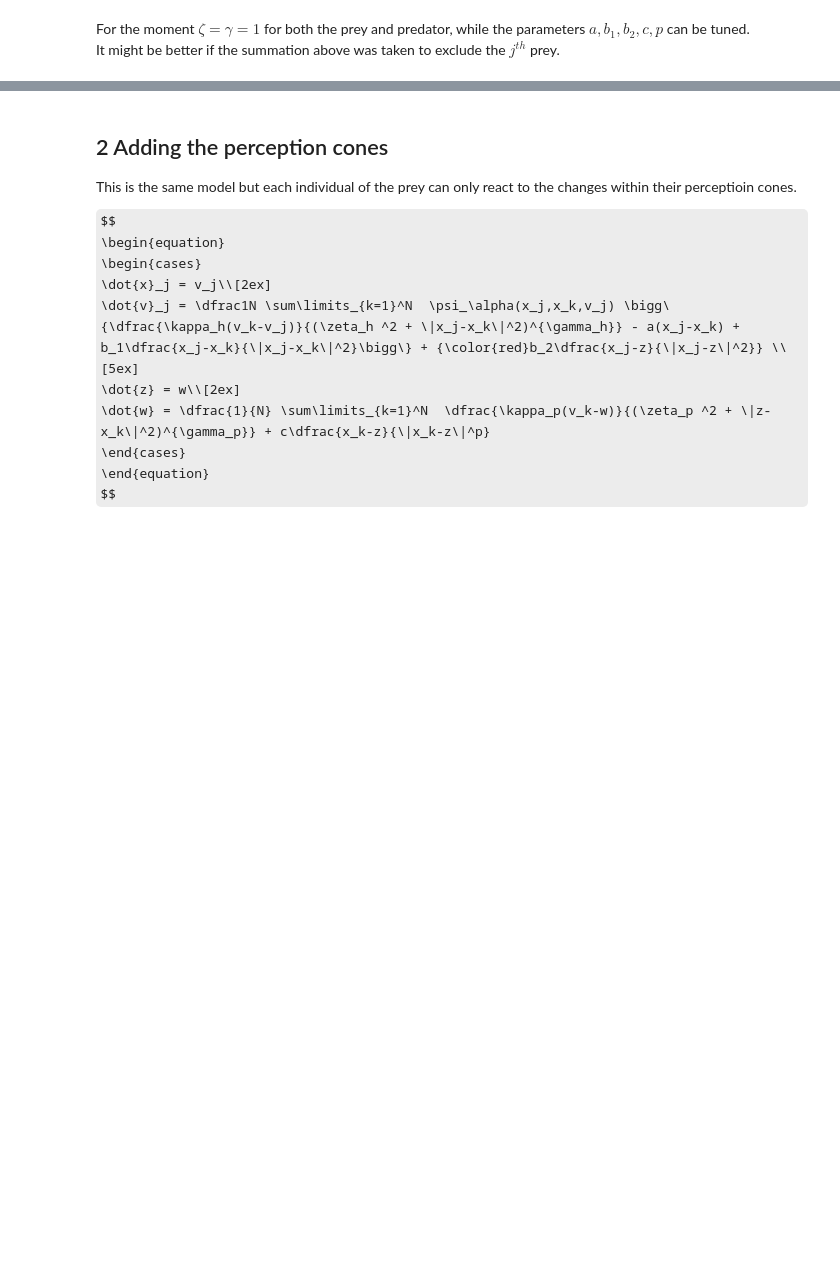
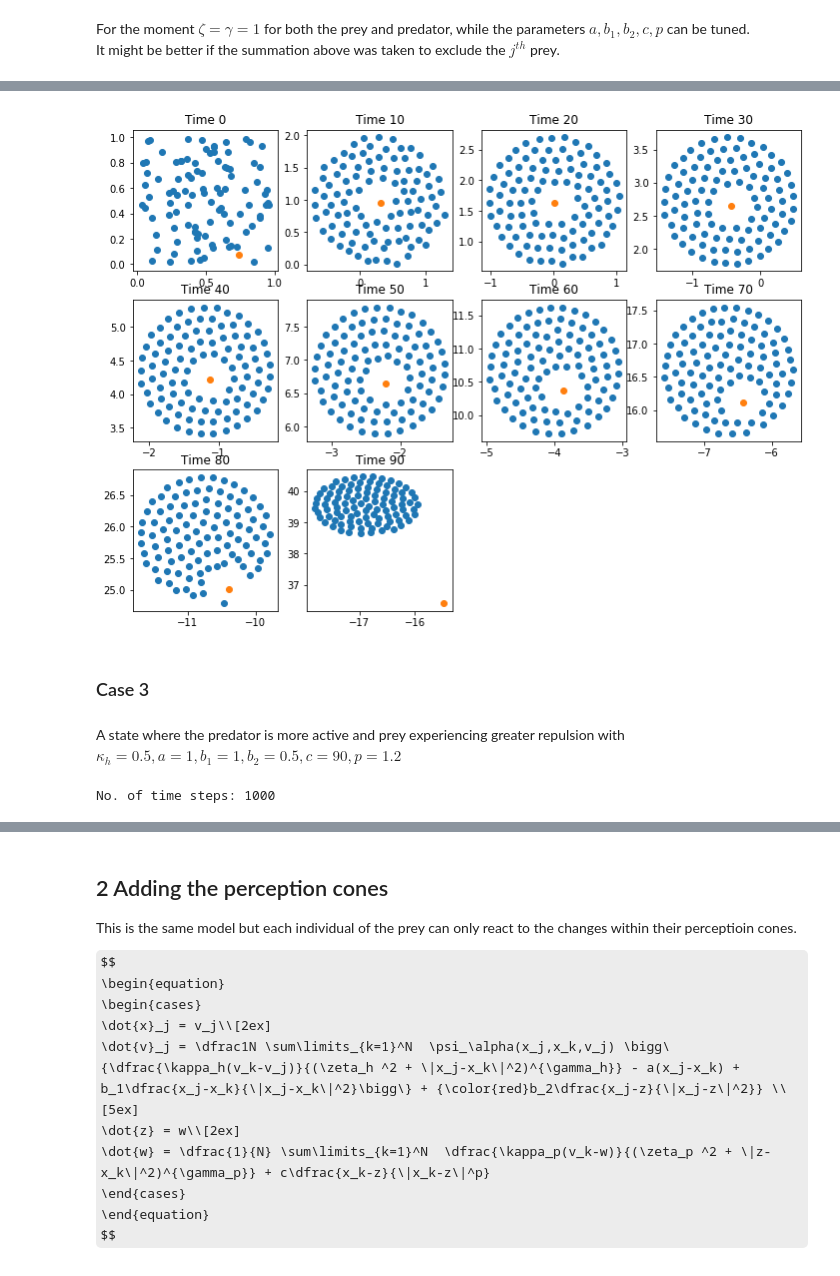
Before and after one commit to isomorphicdude/Summer2022UROP, a Jupyter notebook: improvements.ipynb, the cells around one changed output, grey strips where cells are left out. Saved outputs shown, nothing was run; the diff lists cells and outputs as text; code cells hidden in the pictures; some formulas as TeX source; blank space fills up the shorter version.

```diff
--- a/improvements.ipynb
+++ b/improvements.ipynb
@@ -118,0 +92,28 @@ multiPlot(case1, None, True)
+# %%
+multiPlot(case2, None, True)
+# %% [output]
+[figure, added]
+# %% [markdown]
+### Case 3
+# %% [markdown]
+A state where the predator is more active and prey experiencing greater repulsion with  $\kappa_h = 0.5, a=1, b_1 = 1, b_2 = 0.5, c = 90 ,p = 1.2$
+# %%
+N = 100
+
+case3  = computeSoln(model1,
+    {'no. of prey': N,
+    'kappa for prey': 0.5,
+    'attraction of prey a': 1,
+    'repulsion of prey b_1': 1,
+    'repulsion of pred b_2': 0.5,
+    'attraction of pred c': 90,
+    'exponent of dist pred p': 1.2},
+    1000,
+    (0,100),
+    False,
+    'random',
+    'rk2',
+    [i*10  for i in range(10)],
+    12)
+# %% [output]
+No. of time steps: 1000
```
Also changed, not shown: parts of 16 cells of this notebook.
